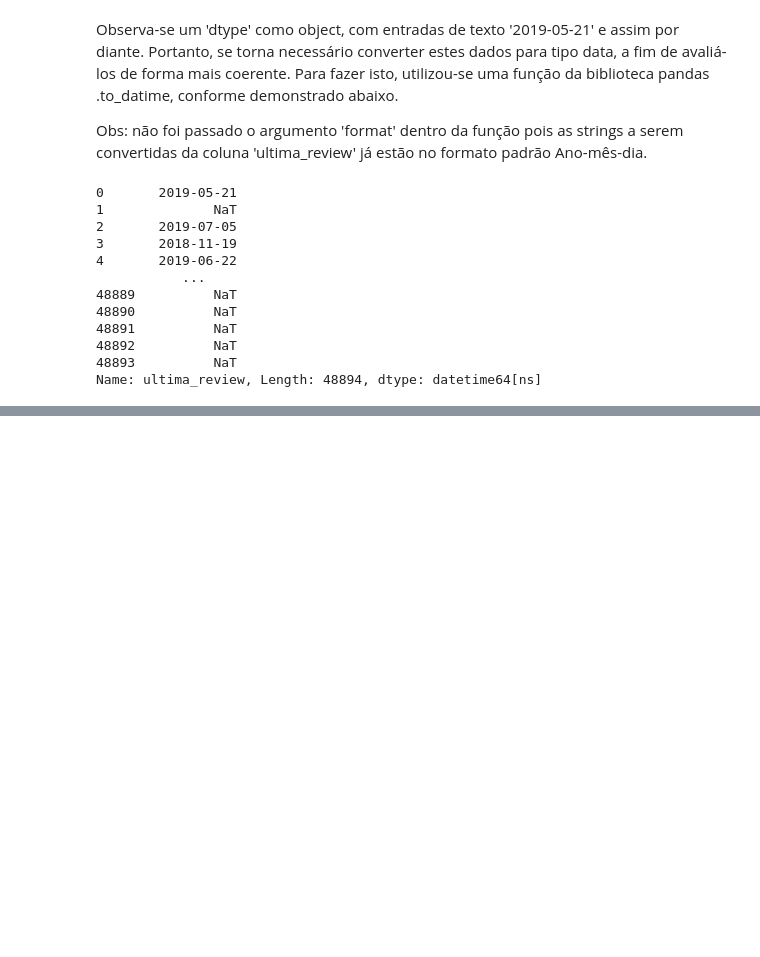
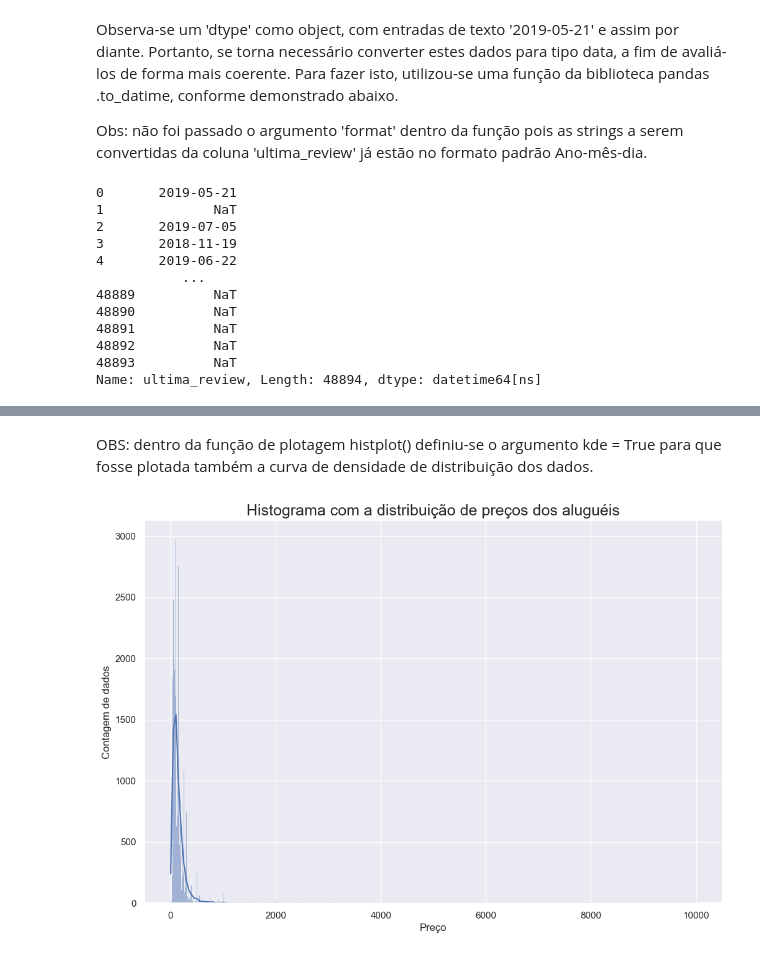
Before and after one commit to rfprates/LH_CD_RODRIGOPRATES, a Jupyter notebook: EDA.ipynb, the cells around one changed output, grey strips where cells are left out. Drawn from its saved outputs; the diff is of its cells as text; code cells hidden in the pictures; blank space fills up the shorter version.

```diff
--- a/EDA.ipynb
+++ b/EDA.ipynb
@@ -19,3 +23,5 @@ import seaborn as sns
+# %%
+sns.set(style = 'darkgrid')
 # %% [markdown]
 # Carregando o dataset
 # %% [markdown]
@@ -188,0 +215,14 @@ Name: ultima_review, Length: 48894, dtype: datetime64[ns]
+# %% [markdown]
+OBS: dentro da função de plotagem histplot() definiu-se o argumento kde = True para que fosse plotada também a curva de densidade de distribuição dos dados.
+# %%
+plt.figure(figsize=(12,8))
+sns.histplot(
+    data = df,
+    x = 'price',
+    kde = True
+)
+plt.title('Histograma com a distribuição de preços dos aluguéis', fontsize = 18)
+plt.xlabel('Preço', fontsize = 12)
+plt.ylabel('Contagem de dados', fontsize = 12);
+# %% [output]
+[figure, added]
```
Also changed, not shown: parts of 7 cells of this notebook.
